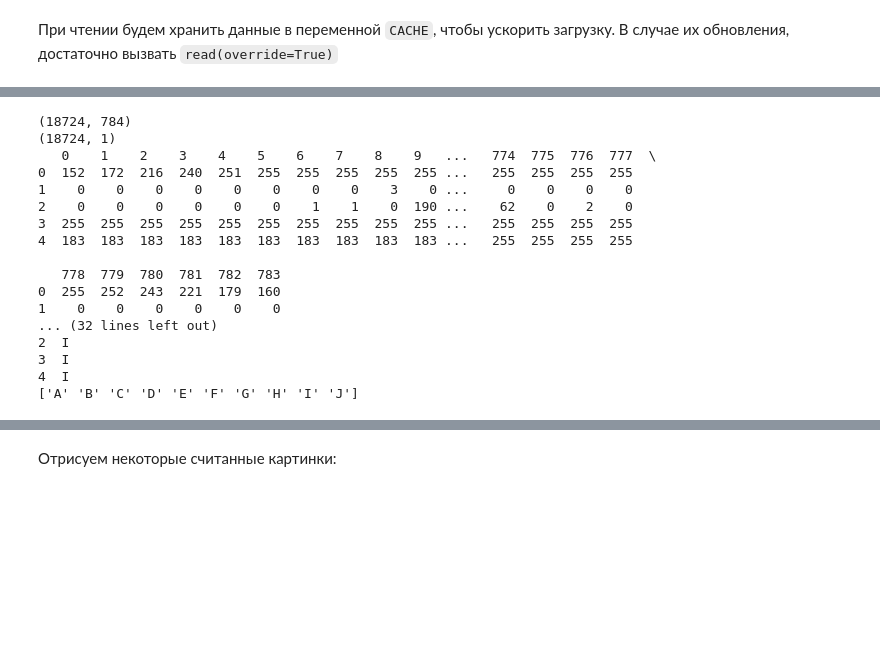
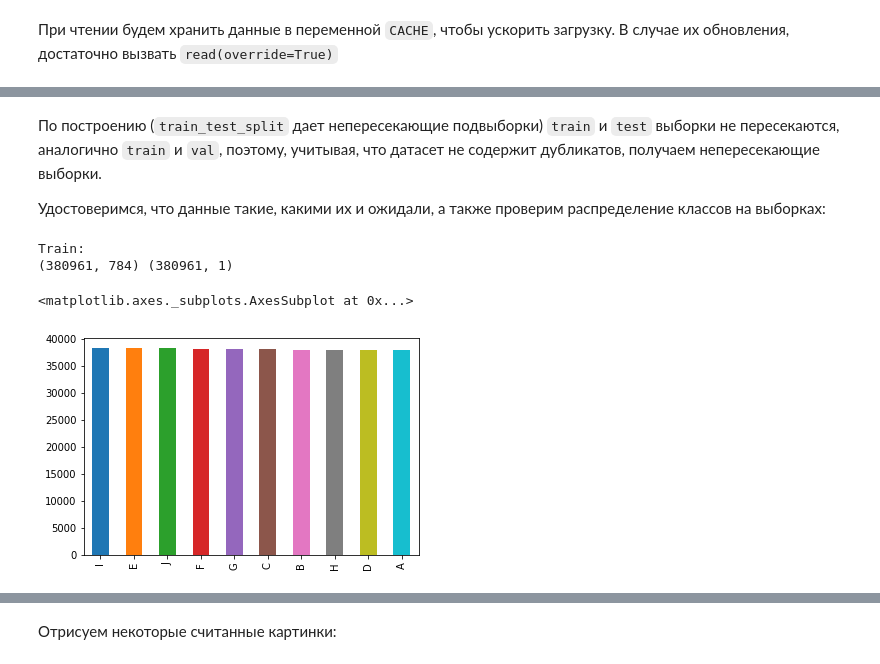
Before and after one commit to zaomatchbox/mo, a Jupyter notebook: part2/lab1/chiselko6/lab1.ipynb, the cells around one changed output, grey strips where cells are left out. Saved outputs shown, nothing was run; the diff lists cells and outputs as text; code cells hidden in the pictures; blank space fills up the shorter version.

```diff
--- a/part2/lab1/chiselko6/lab1.ipynb
+++ b/part2/lab1/chiselko6/lab1.ipynb
@@ -49,24 +47,3 @@ def get_data(data_dir, verbose=False):
         print(y[:5])
         print(np.unique(y))
     return X, y
-# %%
-X_small, y_small = shuffle(*get_data(SMALL_DATASET_DIR, verbose=True), random_state=6)
-X_large, y_large = shuffle(*get_data(LARGE_DATASET_DIR, verbose=True), random_state=6)
-# %% [output]
-(18724, 784)
-(18724, 1)
-   0    1    2    3    4    5    6    7    8    9   ...   774  775  776  777  \
-0  152  172  216  240  251  255  255  255  255  255 ...   255  255  255  255
-1    0    0    0    0    0    0    0    0    3    0 ...     0    0    0    0
-2    0    0    0    0    0    0    1    1    0  190 ...    62    0    2    0
-3  255  255  255  255  255  255  255  255  255  255 ...   255  255  255  255
-4  183  183  183  183  183  183  183  183  183  183 ...   255  255  255  255
-
-   778  779  780  781  782  783
-0  255  252  243  221  179  160
-1    0    0    0    0    0    0
-... (32 lines left out)
-2  I
-3  I
-4  I
-['A' 'B' 'C' 'D' 'E' 'F' 'G' 'H' 'I' 'J']
@@ -72,0 +59,13 @@ X_large, y_large = shuffle(*get_data(LARGE_DATASET_DIR, verbose=True), random_st
+# %% [markdown]
+По построению (`train_test_split` дает непересекающие подвыборки) `train` и `test` выборки не пересекаются, аналогично `train` и `val`, поэтому, учитывая, что датасет не содержит дубликатов, получаем непересекающие выборки.
+
+Удостоверимся, что данные такие, какими их и ожидали, а также проверим распределение классов на выборках:
+# %%
+print('Train:')
+print(X_train.shape, y_train.shape)
+y_train[0].value_counts().plot(kind='bar')
+# %% [output]
+Train:
+(380961, 784) (380961, 1)
+<matplotlib.axes._subplots.AxesSubplot at 0x...>
+[figure, added]
```
Also changed, not shown: parts of 23 cells of this notebook.
